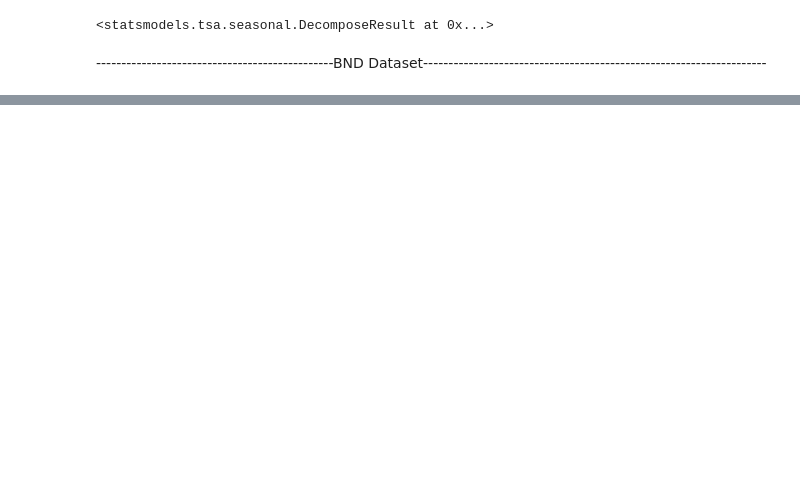
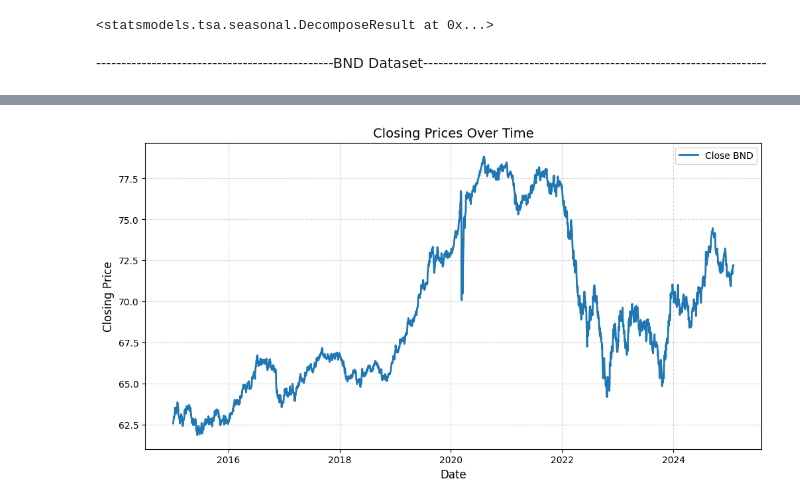
Before and after one commit to Nahom-ketsela/kaim-week-11, a Jupyter notebook: notebook/GMF_analysis.ipynb, the cells around one changed output, grey strips where cells are left out. Saved outputs shown, nothing was run; the diff lists cells and outputs as text; code cells hidden in the pictures; blank space fills up the shorter version.

```diff
--- a/notebook/GMF_analysis.ipynb
+++ b/notebook/GMF_analysis.ipynb
@@ -169,0 +228,4 @@ df_BND.head()
+# %%
+gp.plot_closing_price(df_BND)
+# %% [output]
+[figure, added]
```
Also changed, not shown: parts of 13 cells of this notebook, 1 other file.
